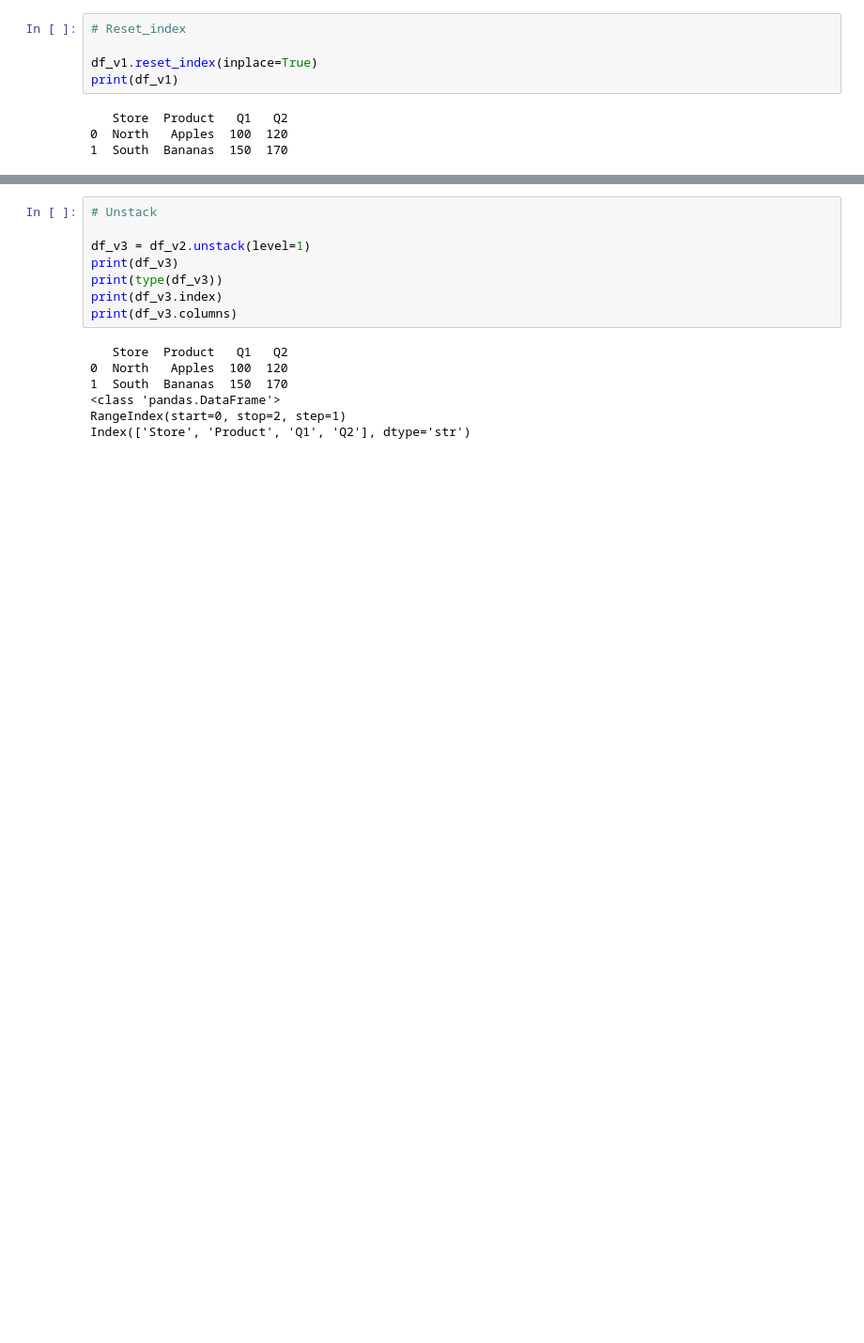
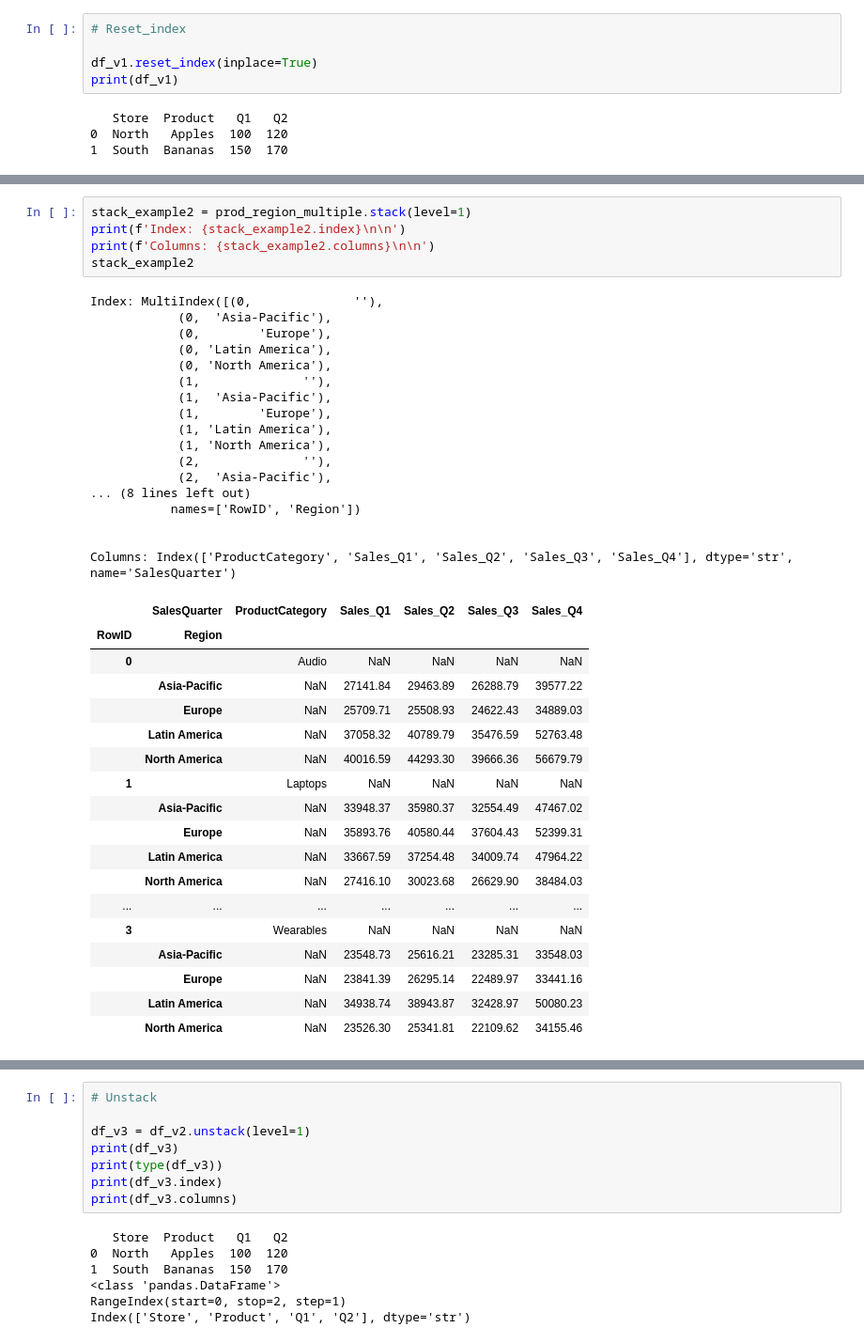
Before and after one commit to carlosjesuscaro/data_analysis_summary, a Jupyter notebook: Pandas.ipynb, the cells around one changed output, grey strips where cells are left out. Shown at 94% size. Drawn from its saved outputs; the diff is of its cells as text; blank space fills up the shorter version.

```diff
--- a/Pandas.ipynb
+++ b/Pandas.ipynb
@@ -618,0 +648,41 @@ dtype: object
+# %%
+stack_example2 = prod_region_multiple.stack(level=1)
+print(f'Index: {stack_example2.index}\n\n')
+print(f'Columns: {stack_example2.columns}\n\n')
+stack_example2
+# %% [output]
+Index: MultiIndex([(0,              ''),
+            (0,  'Asia-Pacific'),
+            (0,        'Europe'),
+            (0, 'Latin America'),
+            (0, 'North America'),
+            (1,              ''),
+            (1,  'Asia-Pacific'),
+            (1,        'Europe'),
+            (1, 'Latin America'),
+            (1, 'North America'),
+            (2,              ''),
+            (2,  'Asia-Pacific'),
+... (8 lines left out)
+           names=['RowID', 'Region'])
+
+
+Columns: Index(['ProductCategory', 'Sales_Q1', 'Sales_Q2', 'Sales_Q3', 'Sales_Q4'], dtype='str', name='SalesQuarter')
+|  | SalesQuarter | ProductCategory | Sales_Q1 | Sales_Q2 | Sales_Q3 | Sales_Q4 |
+| RowID | Region |  |  |  |  |  |
+| 0 |  | Audio | NaN | NaN | NaN | NaN |
+|  | Asia-Pacific | NaN | 27141.84 | 29463.89 | 26288.79 | 39577.22 |
+|  | Europe | NaN | 25709.71 | 25508.93 | 24622.43 | 34889.03 |
+|  | Latin America | NaN | 37058.32 | 40789.79 | 35476.59 | 52763.48 |
+|  | North America | NaN | 40016.59 | 44293.30 | 39666.36 | 56679.79 |
+| 1 |  | Laptops | NaN | NaN | NaN | NaN |
+|  | Asia-Pacific | NaN | 33948.37 | 35980.37 | 32554.49 | 47467.02 |
+|  | Europe | NaN | 35893.76 | 40580.44 | 37604.43 | 52399.31 |
+|  | Latin America | NaN | 33667.59 | 37254.48 | 34009.74 | 47964.22 |
+|  | North America | NaN | 27416.10 | 30023.68 | 26629.90 | 38484.03 |
+| ... | ... | ... | ... | ... | ... | ... |
+| 3 |  | Wearables | NaN | NaN | NaN | NaN |
+|  | Asia-Pacific | NaN | 23548.73 | 25616.21 | 23285.31 | 33548.03 |
+|  | Europe | NaN | 23841.39 | 26295.14 | 22489.97 | 33441.16 |
+|  | Latin America | NaN | 34938.74 | 38943.87 | 32428.97 | 50080.23 |
+|  | North America | NaN | 23526.30 | 25341.81 | 22109.62 | 34155.46 |
```
Also changed, not shown: parts of 23 cells of this notebook, 2 other files.
